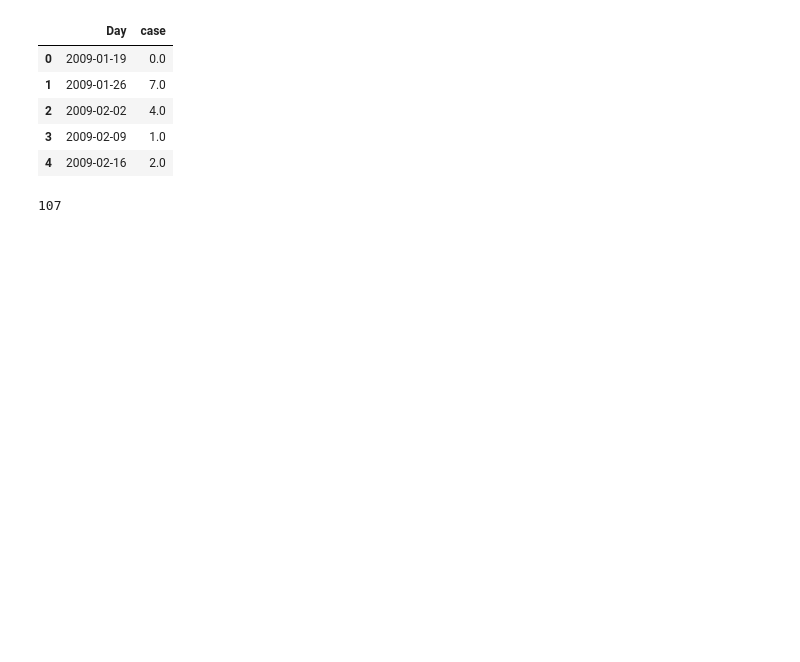
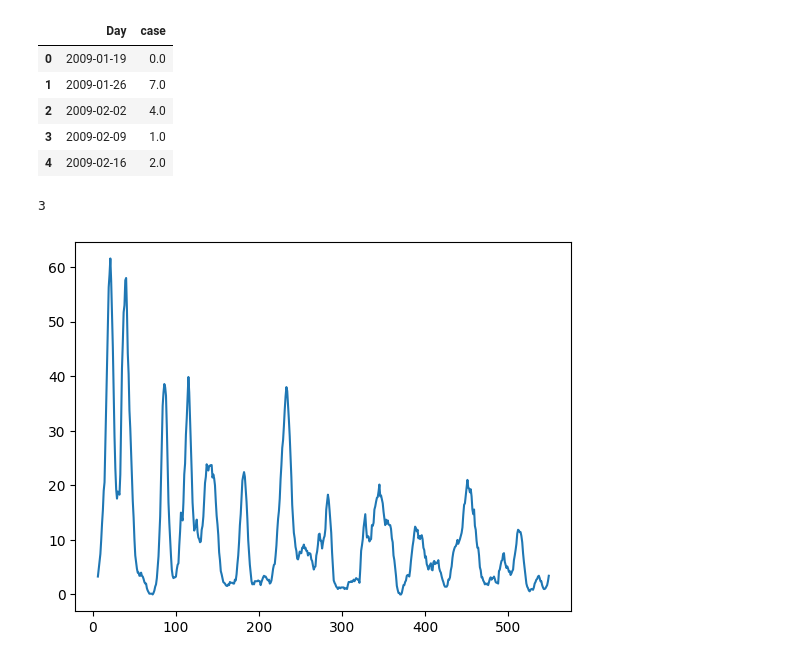
Before and after one commit to meonghiem/GR3, a Jupyter notebook: src/analysis.ipynb, the cells around one changed output. Drawn from its saved outputs; the diff is of its cells as text; code cells hidden in the pictures; blank space fills up the shorter version.

```diff
--- a/src/analysis.ipynb
+++ b/src/analysis.ipynb
@@ -54,27 +56,28 @@ diff_df.head()
 # %%
 import pandas as pd
 
 def moving_average(data, window_size):
     return data.rolling(window=window_size).mean()
 
 # Đọc dữ liệu từ file CSV
 # df = pd.read_csv('data.csv', parse_dates=['timestamp'])
 # df.set_index('timestamp', inplace=True)
 
 ma_df = train_df.rename(columns= {"Influenza A - All types of surveillance": "case"})
 
 # Áp dụng Moving Average Filter
-window_size = 5  # Bạn có thể điều chỉnh kích thước cửa sổ tùy ý
+window_size = 7  # Bạn có thể điều chỉnh kích thước cửa sổ tùy ý
 ma_df['case_ma'] = moving_average(ma_df['case'], window_size)
 
 # Lưu kết quả vào file CSV mới
 # df.to_csv('data_ma.csv')
 ma_df = ma_df.dropna()
 zero_df = ma_df[ma_df['case_ma'] ==0]
-# ma_df.plot()
+ma_df['case_ma'].plot()
 print(len(zero_df))
 # %% [output]
-107
+3
+[figure, added]
 # %%
 def exponential_moving_average(data, span):
     return data.ewm(span=span, adjust=False).mean()
```
Also changed, not shown: parts of 5 cells of this notebook, 11 other files.
